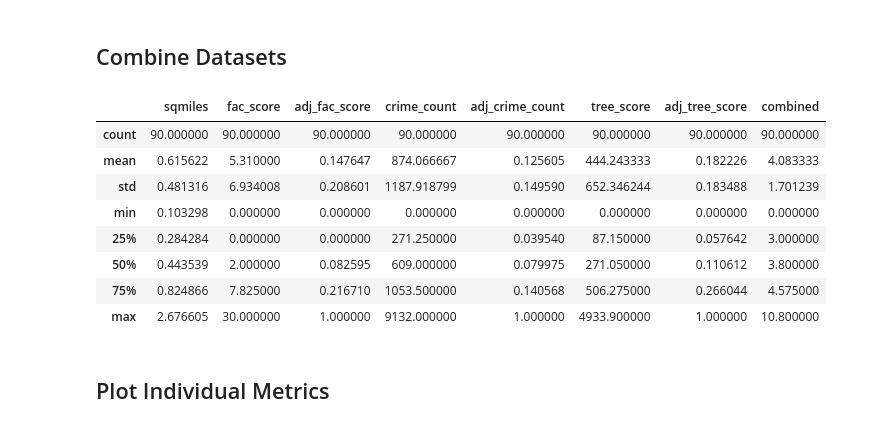
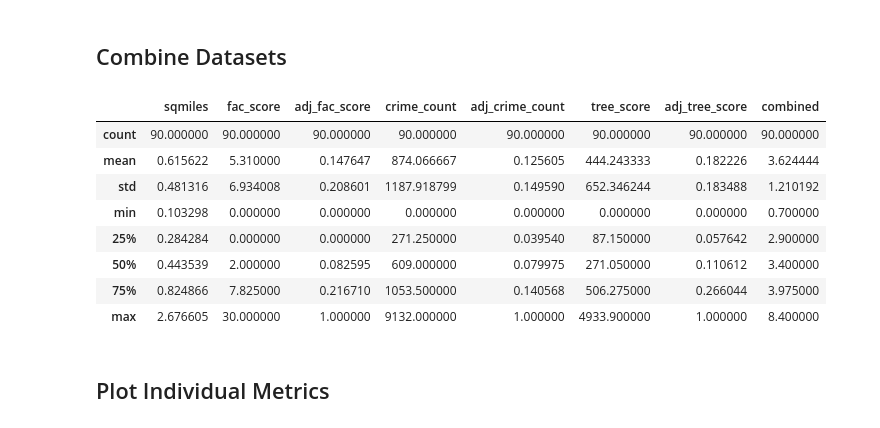
Before and after one commit to zsh23-pitt/CMPINF_11_Project, a Jupyter notebook: Combined.ipynb, the cells around one changed output. Cells and saved outputs as stored; diff of their text form; code cells hidden in the pictures.

Commit message:
Udated Combined notebook with final comments

```diff
--- a/Combined.ipynb
+++ b/Combined.ipynb
@@ -136,6 +142,7 @@ trees = trees.groupby(['neighborhood'])['score'].sum().reset_index()
 
 # rename column to merge
 trees.rename(columns={'score':'tree_score'}, inplace=True)
+trees['tree_score'] = trees['tree_score'].round(1)
 
 # merge into metric_df
 metric_df = pd.merge(metric_df,trees,on='neighborhood',how='left')
@@ -158,18 +165,19 @@ metric_df["adj_tree_score"] = metric_df["adj_tree_score"] / metric_df["adj_tree_
 # %%
 metric_df['combined'] = 7*metric_df['adj_fac_score'] + 3*metric_df['adj_tree_score']-4*metric_df['adj_crime_count']
 # force combined score to be non-negative
-metric_df['combined'] = round(metric_df['combined'] - metric_df['combined'].min(),1)
+metric_df['combined'] = metric_df['combined'] + 4
+metric_df['combined'] = round(metric_df["combined"] / 1.4,1)
 metric_df.describe()
 # %% [output]
 |  | sqmiles | fac_score | adj_fac_score | crime_count | adj_crime_count | tree_score | adj_tree_score | combined |
 | count | 90.000000 | 90.000000 | 90.000000 | 90.000000 | 90.000000 | 90.000000 | 90.000000 | 90.000000 |
-| mean | 0.615622 | 5.310000 | 0.147647 | 874.066667 | 0.125605 | 444.243333 | 0.182226 | 4.083333 |
-| std | 0.481316 | 6.934008 | 0.208601 | 1187.918799 | 0.149590 | 652.346244 | 0.183488 | 1.701239 |
-| min | 0.103298 | 0.000000 | 0.000000 | 0.000000 | 0.000000 | 0.000000 | 0.000000 | 0.000000 |
-| 25% | 0.284284 | 0.000000 | 0.000000 | 271.250000 | 0.039540 | 87.150000 | 0.057642 | 3.000000 |
-| 50% | 0.443539 | 2.000000 | 0.082595 | 609.000000 | 0.079975 | 271.050000 | 0.110612 | 3.800000 |
-| 75% | 0.824866 | 7.825000 | 0.216710 | 1053.500000 | 0.140568 | 506.275000 | 0.266044 | 4.575000 |
-| max | 2.676605 | 30.000000 | 1.000000 | 9132.000000 | 1.000000 | 4933.900000 | 1.000000 | 10.800000 |
+| mean | 0.615622 | 5.310000 | 0.147647 | 874.066667 | 0.125605 | 444.243333 | 0.182226 | 3.624444 |
+| std | 0.481316 | 6.934008 | 0.208601 | 1187.918799 | 0.149590 | 652.346244 | 0.183488 | 1.210192 |
+| min | 0.103298 | 0.000000 | 0.000000 | 0.000000 | 0.000000 | 0.000000 | 0.000000 | 0.700000 |
+| 25% | 0.284284 | 0.000000 | 0.000000 | 271.250000 | 0.039540 | 87.150000 | 0.057642 | 2.900000 |
+| 50% | 0.443539 | 2.000000 | 0.082595 | 609.000000 | 0.079975 | 271.050000 | 0.110612 | 3.400000 |
+| 75% | 0.824866 | 7.825000 | 0.216710 | 1053.500000 | 0.140568 | 506.275000 | 0.266044 | 3.975000 |
+| max | 2.676605 | 30.000000 | 1.000000 | 9132.000000 | 1.000000 | 4933.900000 | 1.000000 | 8.400000 |
 # %% [markdown]
 ## Plot Individual Metrics
 # %%
```
Also changed, not shown: parts of 12 cells of this notebook.
